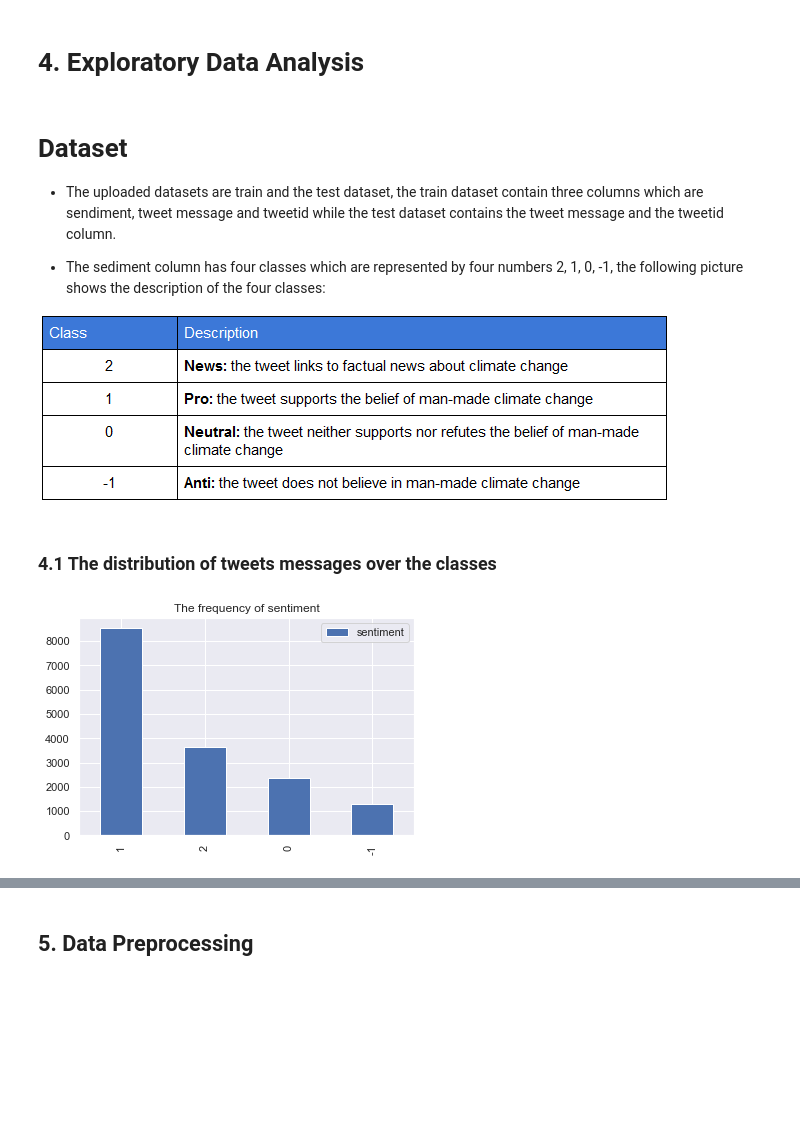
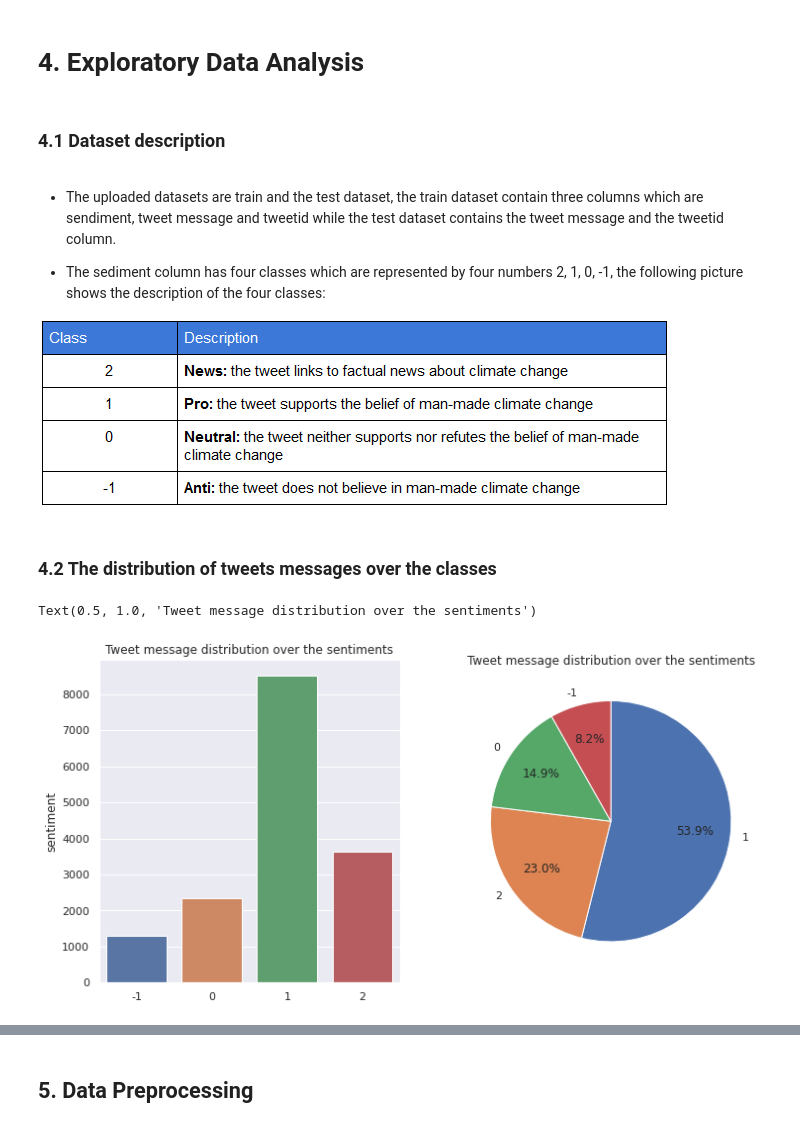
Before and after one commit to Yaya-T/Classic8, a Jupyter notebook: Classification.ipynb, the cells around one changed output, grey strips where cells are left out. Cells and saved outputs as stored; diff of their text form; code cells hidden in the pictures; blank space fills up the shorter version.

```diff
--- a/Classification.ipynb
+++ b/Classification.ipynb
@@ -90,8 +81,9 @@ test.head()
 | 4 | RT @FakeWillMoore: 'Female orgasm... | 872928 |
 # %% [markdown]
 # 4. Exploratory Data Analysis
+# %% [markdown]
+### 4.1 Dataset description
 # %% [markdown]
-# Dataset
 
 *  The uploaded datasets are train and the test dataset, the train dataset contain three columns which are sendiment,  tweet message and tweetid while the test dataset contains the tweet message and the tweetid column.
 
@@ -101,12 +93,24 @@ test.head()
 
 ![image.png](embedded-picture-1)
 # %% [markdown]
-### 4.1 The distribution of tweets messages over the classes
+### 4.2 The distribution of tweets messages over the classes
-# %%
-train['sentiment'].value_counts().plot(kind ='bar')
-plt.title ('The frequency of sentiment')
-plt.legend()
-plt.show()
-# %% [output]
-[figure, removed]
+# %%
+# message  Distribution ove the classes
+dist_class = train['sentiment'].value_counts()
+labels = ['1', '2','0','-1']
+
+fig, (ax1, ax2) = plt.subplots(1, 2, figsize=(12,6))
+
+sns.barplot(x=dist_class.index, y=dist_class, ax=ax1).set_title("Tweet message distribution over the sentiments")
+
+ax2.pie(dist_class,
+        labels=labels,
+        counterclock=False,
+        startangle=90,
+        autopct='%1.1f%%',
+        pctdistance=0.7)
+plt.title("Tweet message distribution over the sentiments")
+# %% [output]
+Text(0.5, 1.0, 'Tweet message distribution over the sentiments')
+[figure, added]
 # %% [markdown]
```
Also changed, not shown: parts of 15 cells of this notebook.
